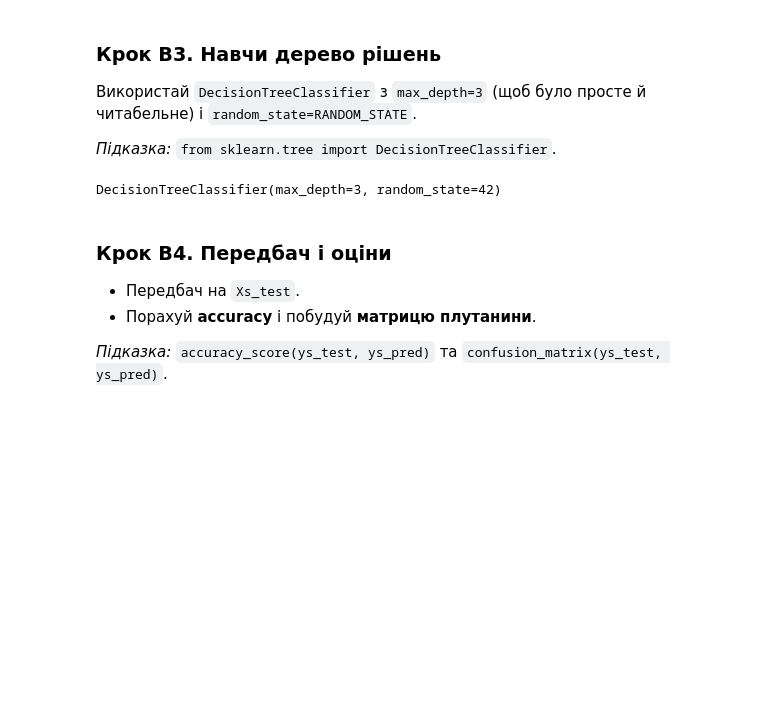
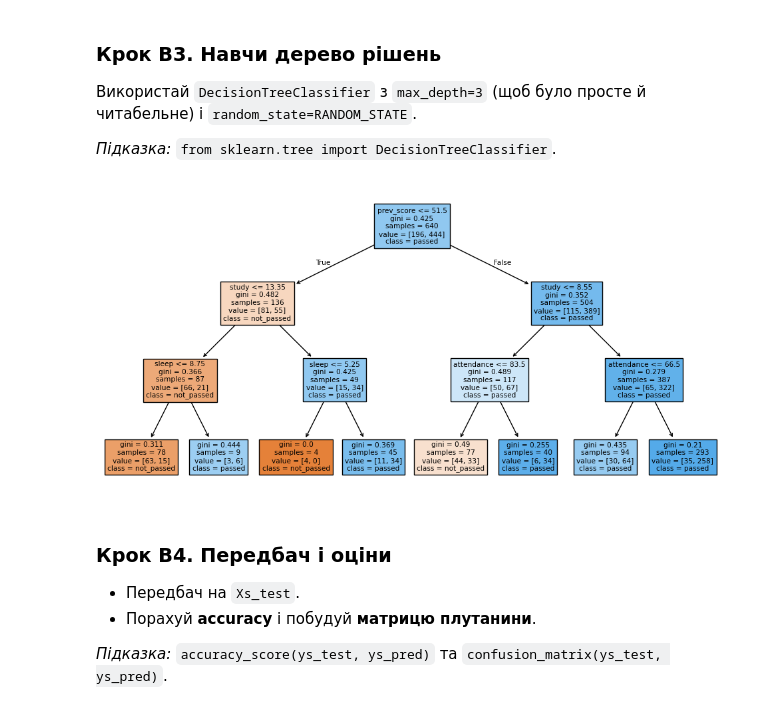
Before and after one commit to Wilson1994/DTA-2026, a Jupyter notebook: ML/ml_practice_LR&Cl2.ipynb, the cells around one changed output. Cells and saved outputs as stored; diff of their text form; code cells hidden in the pictures; blank space fills up the shorter version.

```diff
--- a/ML/ml_practice_LR&Cl2.ipynb
+++ b/ML/ml_practice_LR&Cl2.ipynb
@@ -289,14 +289,26 @@ Train: 640 | Test: 160
 *Підказка:* `from sklearn.tree import DecisionTreeClassifier`.
 # %%
 from sklearn.tree import DecisionTreeClassifier
+from sklearn.tree import plot_tree
+import matplotlib.pyplot as plt
 
 # TODO: створи та навчи дерево
 
 tree_model = DecisionTreeClassifier(max_depth=3, random_state=RANDOM_STATE)
 
 tree_model.fit(Xs_train, ys_train)
+
+
+plt.figure(figsize=(12,6))
+plot_tree(
+    tree_model,
+    feature_names=Xs.columns,
+    class_names=["not_passed", "passed"],
+    filled=True
+)
+plt.show()
 # %% [output]
-DecisionTreeClassifier(max_depth=3, random_state=42)
+[figure, added]
 # %% [markdown]
 ### Крок B4. Передбач і оціни
 - Передбач на `Xs_test`.
```
